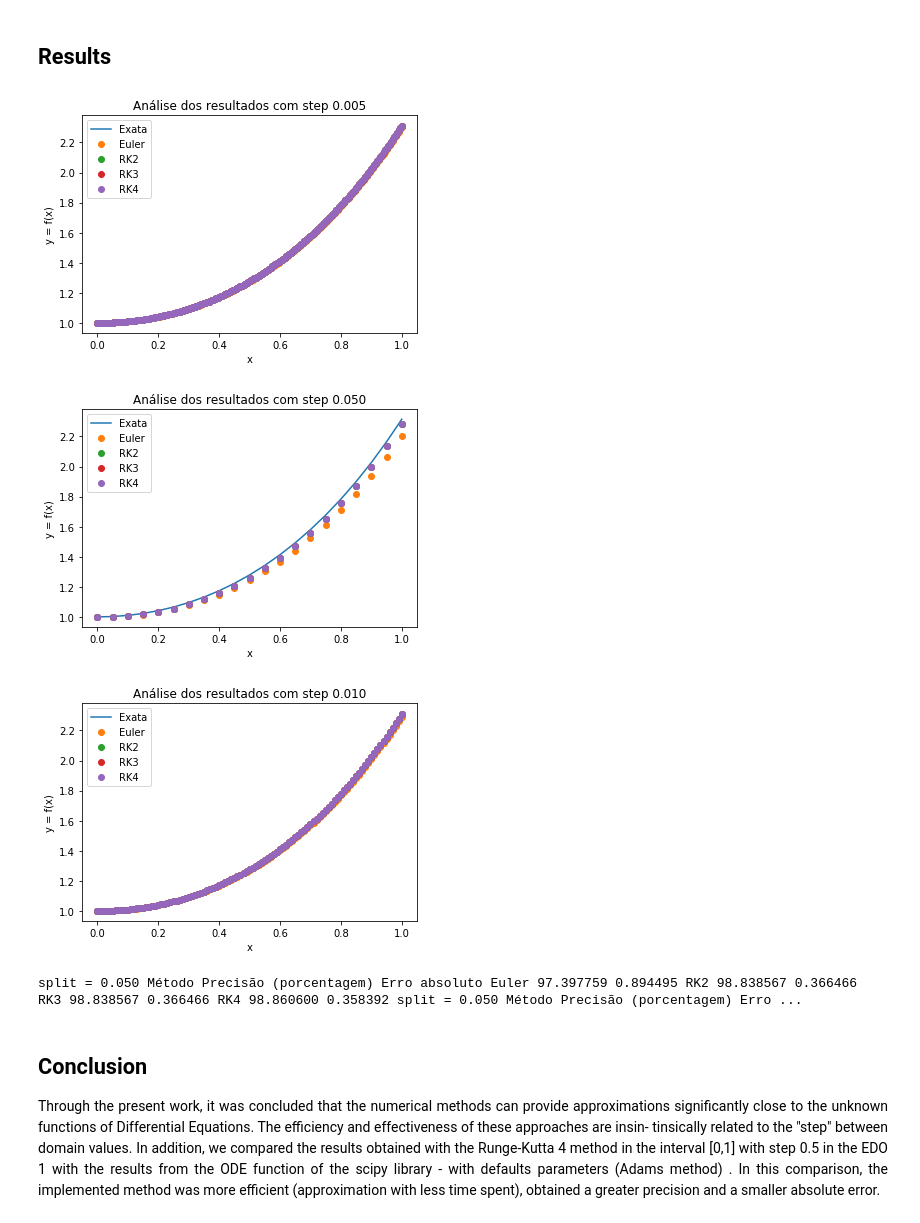
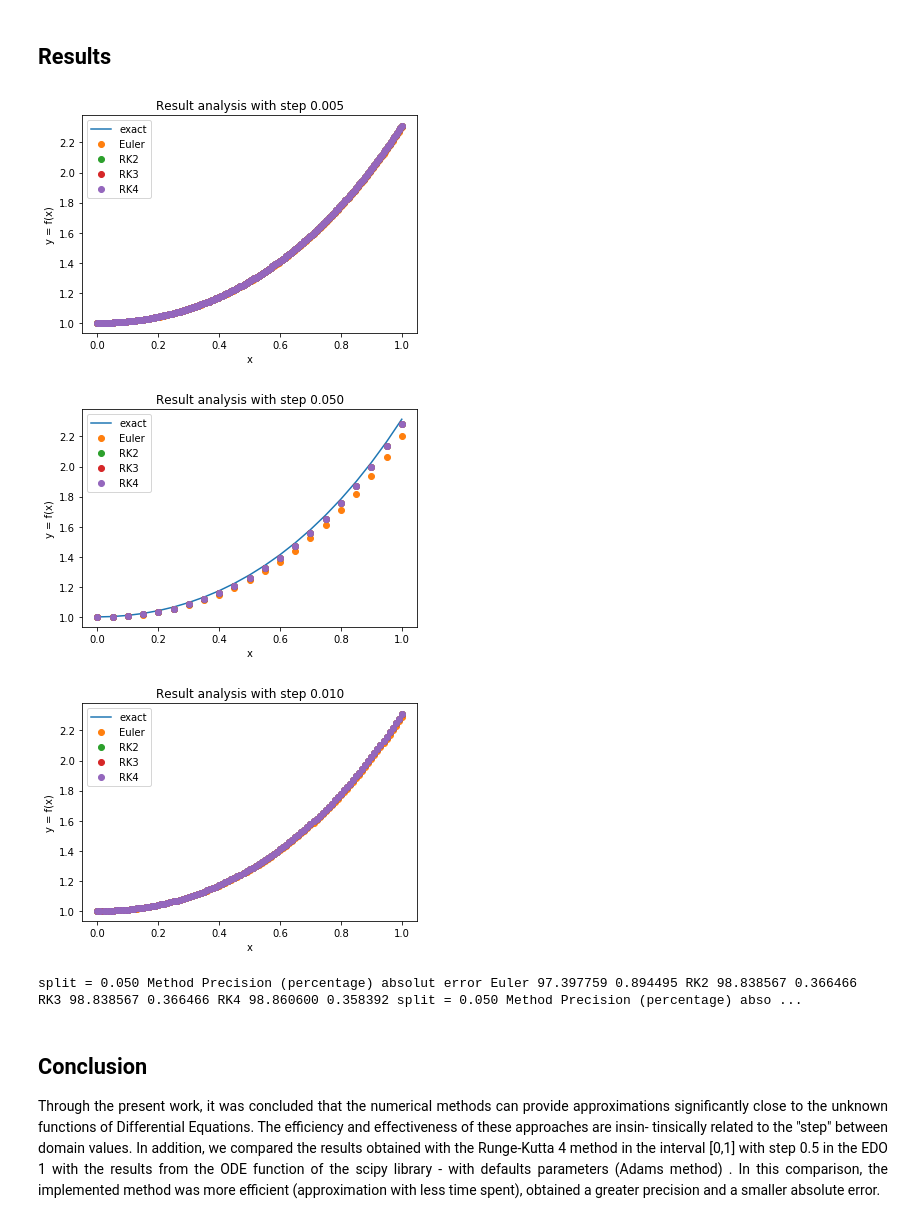
Before and after one commit to HugoSoaresFontes/edoh, a Jupyter notebook: EDOH_en.ipynb, the cells around one changed output. Cells and saved outputs as stored; diff of their text form; code cells hidden in the pictures.

Commit message:
engish translation step 2 completed

```diff
--- a/EDOH_en.ipynb
+++ b/EDOH_en.ipynb
@@ -796,29 +812,29 @@ Thus, these two order 2 ordinary equations were expressed in EDO systems of orde
 # %%
 import numpy as np
 
-#  edo2_f1 f1 do sistem de equacaoes diferenciais A: y = y_2
+#  A: y = y_2
 def edo2A_f1(x, ydot):
     return ydot
 
-#  f2 do sistem de equacaoes diferenciais A: y'_2 = y + e**x
+#  A: y'_2 = y + e**x
 def edo2A_f2(x, y):
     return y + np.exp(x)
 
-# Solucao exata da EDO A obtida analiticamente
-def edo2A_exata(x):
+#  Exact solution of EDO A, analyticallly obtained
+def edo2A_exact(x):
     return (0.25*np.exp(x)) + (0.75 * np.exp(-x)) + (0.5*x*np.exp(x))
 
 
-#  f2 f1 do sistem de equacaoes diferenciais A: y = y_2
+#  A: y = y_2
 def edo2B_f1(x, ydot):
     return ydot
 
-#  f2 do sistem de equacaoes diferenciais A: y'_2 = x +y
+#  A: y'_2 = x +y
 def edo2B_f2(x, y):
     return x + y
 
-# Solucao exata da EDO B obtida analiticamente
-def edo2B_exata(x):
+# Exact solution of EDO B, analyticallly obtained
+def edo2B_exact(x):
     return np.exp(x) - x
 # %% [markdown]
 <p style="text-align: justify; text-indent:4em">
@@ -876,85 +892,85 @@ html = """"""
 for split in splits:
     n = int(round(np.floor((xf - x0)/split)))+1
 
-    x_euler, y_euler, ydot_euler = aproximacao_edo2(tipo="euler", f=sistema,
+    x_euler, y_euler, ydot_euler = edo2_aproximation(kind="euler", f=system,
                                                          x_0=x0, y_0=y0, ydot_0=ydot0, h=split, n=n)
 
-    x_rk2, y_rk2, ydot_rk2 = aproximacao_edo2(tipo="rk2", f=sistema,
+    x_rk2, y_rk2, ydot_rk2 = edo2_aproximation(kind="rk2", f=system,
                                                          x_0=x0, y_0=y0, ydot_0=ydot0, h=split, n=n)
 
-    x_rk3, y_rk3, ydot_rk3 = aproximacao_edo2(tipo="rk2", f=sistema,
+    x_rk3, y_rk3, ydot_rk3 = edo2_aproximation(kind="rk2", f=system,
                                                          x_0=x0, y_0=y0, ydot_0=ydot0, h=split, n=n)
-    x_rk4, y_rk4, ydot_rk4 = aproximacao_edo2(tipo="rk4", f=sistema,
+    x_rk4, y_rk4, ydot_rk4 = edo2_aproximation(kind="rk4", f=system,
                                                          x_0=x0, y_0=y0, ydot_0=ydot0, h=split, n=n)
 
 
-    # Solucao 'exata'
+    # Solucao 'exact'
     t = []
-    exata_2ordem = []
+    exact_2order = []
     for i in range(n):
         x = x0 + split*i
-        y = edo2A_exata(x)
-        exata_2ordem.append(y)
+        y = edo2A_exact(x)
+        exact_2order.append(y)
         t.append(x)
 
 
     # Plotagem dos resultados
-    plt.title('Análise dos resultados com step %.3f' %(split))
+    plt.title('Result analysis with step %.3f' %(split))
     plt.xlabel("x")
     plt.ylabel("y = f(x)")
 
-    legenda_exata02, = plt.plot(t, exata_2ordem, label="Exata")
-    legenda_euler, = plt.plot(x_euler, y_euler, 'o', label="Euler")
-    legenda_rk2, = plt.plot(x_rk2, y_rk2, 'o', label="RK2")
-    legenda_rk3, = plt.plot(x_rk2, y_rk3, 'o', label="RK3")
-    legenda_rk4, = plt.plot(x_rk2, y_rk4, 'o', label="RK4")
+    _exact02, = plt.plot(t, exact_2order, label="exact")
+    _euler, = plt.plot(x_euler, y_euler, 'o', label="Euler")
+    _rk2, = plt.plot(x_rk2, y_rk2, 'o', label="RK2")
+    _rk3, = plt.plot(x_rk2, y_rk3, 'o', label="RK3")
+    _rk4, = plt.plot(x_rk2, y_rk4, 'o', label="RK4")
     #
 
-    plt.legend(handles=[legenda_exata02, legenda_euler, legenda_rk2, legenda_rk3, legenda_rk4])
+    plt.legend(handles=[_exact02, _euler, _rk2, _rk3, _rk4])
     plt.show()
 
     html += """
          <table style="border:none">
              <tr style="border:none">
                  <th style="padding:20px; border:none; background-color:#f7f7f7;" colspan="3">
                  <center> split = %.3f </center> """ %h + """
                  </th>
              </tr>
              <tr style="border:none">
-                 <th style="padding:20px; border:none; background-color:#f7f7f7;">Método</th>
-                 <th style="padding:20px; border:none; background-color:#f7f7f7;">Precisão (porcentagem)</th>
-                 <th style="padding:20px; border:none; background-color:#f7f7f7;">Erro absoluto</th>
+                 <th style="padding:20px; border:none; background-color:#f7f7f7;">Method</th>
+                 <th style="padding:20px; border:none; background-color:#f7f7f7;">Precision (percentage)</th>
+                 <th style="padding:20px; border:none; background-color:#f7f7f7;">absolut error</th>
              </tr>
              <tr style="border:none;">
                  <td style="padding:20px; border:none;">Euler</td>
-                 <td style="padding:20px; border:none; color:red;"> %f """ %calcular_precisao(exata_2ordem, y_euler) + """ </td>
-                 <td style="padding:20px; border:none; color:red;"> %f """ %calcular_erro_absoluto(exata_2ordem, y_euler) + """ </td>
+                 <td style="padding:20px; border:none; color:red;"> %f """ %calculate_precision(exact_2order, y_euler) + """ </td>
+                 <td style="padding:20px; border:none; color:red;"> %f """ %calculate_absolute_error(exact_2order, y_euler) + """ </td>
              </tr>
              <tr style="border:none;">
                  <td style="padding:20px; border:none;">RK2</td>
-                 <td style="padding:20px; border:none;"> %f """ %calcular_precisao(exata_2ordem, y_rk2) + """ </td>
-                 <td style="padding:20px; border:none;"> %f """ %calcular_erro_absoluto(exata_2ordem, y_rk2) + """ </td>
+                 <td style="padding:20px; border:none;"> %f """ %calculate_precision(exact_2order, y_rk2) + """ </td>
+                 <td style="padding:20px; border:none;"> %f """ %calculate_absolute_error(exact_2order, y_rk2) + """ </td>
              </tr>
              <tr style="border:none;">
                  <td style="padding:20px; border:none;">RK3</td>
-                 <td style="padding:20px; border:none;"> %f """ %calcular_precisao(exata_2ordem, y_rk3) + """ </td>
-                 <td style="padding:20px; border:none;"> %f """ %calcular_erro_absoluto(exata_2ordem, y_rk3) + """ </td>
+                 <td style="padding:20px; border:none;"> %f """ %calculate_precision(exact_2order, y_rk3) + """ </td>
+                 <td style="padding:20px; border:none;"> %f """ %calculate_absolute_error(exact_2order, y_rk3) + """ </td>
              </tr>
              <tr style="border:none;">
                  <td style="padding:20px; border:none; color:green; font-weight:bold;">RK4</td>
                  <td style="padding:20px; border:none; color:green; font-weight:bold"> %f
-                 """ %calcular_precisao(exata_2ordem, y_rk4) + """ </td>
+                 """ %calculate_precision(exact_2order, y_rk4) + """ </td>
                  <td style="padding:20px; border:none; color:green; font-weight:bold"> %f
-                 """ %calcular_erro_absoluto(exata_2ordem, y_rk4) + """ </td>
+                 """ %calculate_absolute_error(exact_2order, y_rk4) + """ </td>
              </tr>
             """
 
 HTML(html)
 # %% [output]
-[figure, old version]
+[figure, new version]
-[figure, old version]
+[figure, new version]
-[figure, old version]
+[figure, new version]
-split = 0.050 Método Precisão (porcentagem) Erro absoluto Euler 97.397759 0.894495 RK2 98.838567 0.366466 RK3 98.838567 0.366466 RK4 98.860600 0.358392 split = 0.050 Método Precisão (porcentagem) Erro ...
+split = 0.050 Method Precision (percentage) absolut error Euler 97.397759 0.894495 RK2 98.838567 0.366466 RK3 98.838567 0.366466 RK4 98.860600 0.358392 split = 0.050 Method Precision (percentage) abso ...
 # %% [markdown]
 <h2>Conclusion</h2>
 
```
Also changed, not shown: parts of 46 cells of this notebook, 2 other files.
